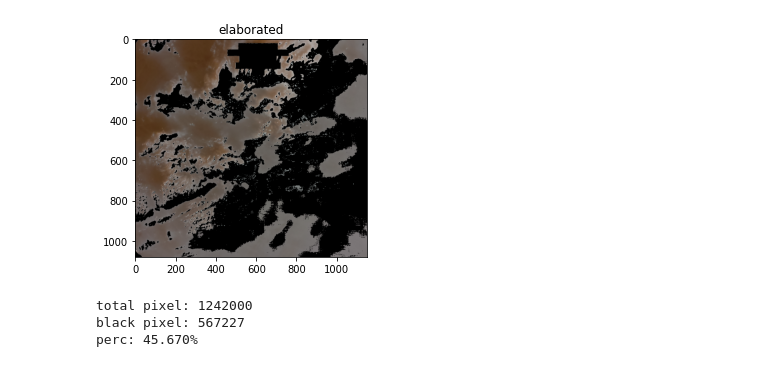
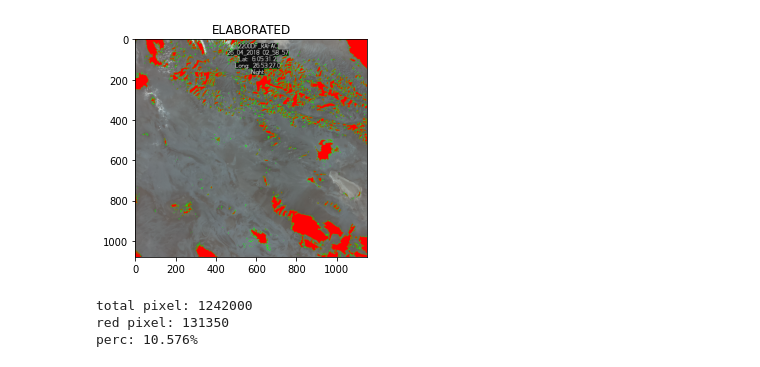
Before and after one commit to CHIP-AstroPi/src, a Jupyter notebook: cloud_recon/Cloud_Recon.ipynb, the cells around one changed output. Cells and saved outputs as stored; diff of their text form; code cells hidden in the pictures.

```diff
--- a/cloud_recon/Cloud_Recon.ipynb
+++ b/cloud_recon/Cloud_Recon.ipynb
@@ -29,26 +31,38 @@ mask = cv.inRange(hsv, lowerBound, white)
-# %%
-res = cv.bitwise_and(img, img, mask=mask)
-
-plt.imshow(cv.bitwise_and(img, img, mask=mask))
-plt.title('elaborated')
-plt.show()
-# %% [output]
-[figure, removed]
+# %%
+s = hsv[:, :, 1]
+ret, thresh = cv.threshold(s, 0, 255, cv.THRESH_BINARY+cv.THRESH_OTSU)
+
+contours = cv.findContours(thresh, cv.RETR_EXTERNAL, cv.CHAIN_APPROX_NONE)[-2]
+cv.drawContours(img, contours, -1, (0,255,0), 2)
+
+x, y, w, h = cv.boundingRect(contours[0])
+thresh[y:y+h, x:x+w] = 255 - thresh[y:y+h, x:x+w]
+contours = cv.findContours(thresh, cv.RETR_EXTERNAL, cv.CHAIN_APPROX_NONE)[-2]
+
+for c in contours:
+    if cv.contourArea(c) > 4:
+        cv.drawContours(img, [c], -1, (255, 0, 0), thickness=cv.FILLED)
+
+plt.imshow(img)
+plt.title('ELABORATED')
+plt.show()
+# %% [output]
+[figure, added]
 # %%
 #count of total pixel
-total = res.shape[0] * res.shape[1]
+total = img.shape[0] * img.shape[1]
 print(f"total pixel: {total}")
 
-#count of black pixel
-sought = [0,0,0]
-black  = np.count_nonzero(np.all(res==sought,axis=2))
-print(f"black pixel: {black}")
+#count of red pixel
+sought = [255,0,0]
+red  = np.count_nonzero(np.all(img==sought,axis=2))
+print(f"red pixel: {red}")
 
 #perc of black pixels
-perc = (black*100)/total
+perc = (red*100)/total
 perc = "%.3f" % perc
 print(f"perc: {perc}%")
 # %% [output]
 total pixel: 1242000
-black pixel: 567227
-perc: 45.670%
+red pixel: 131350
+perc: 10.576%
```
Also changed, not shown: parts of 6 cells of this notebook, 2 other files.
